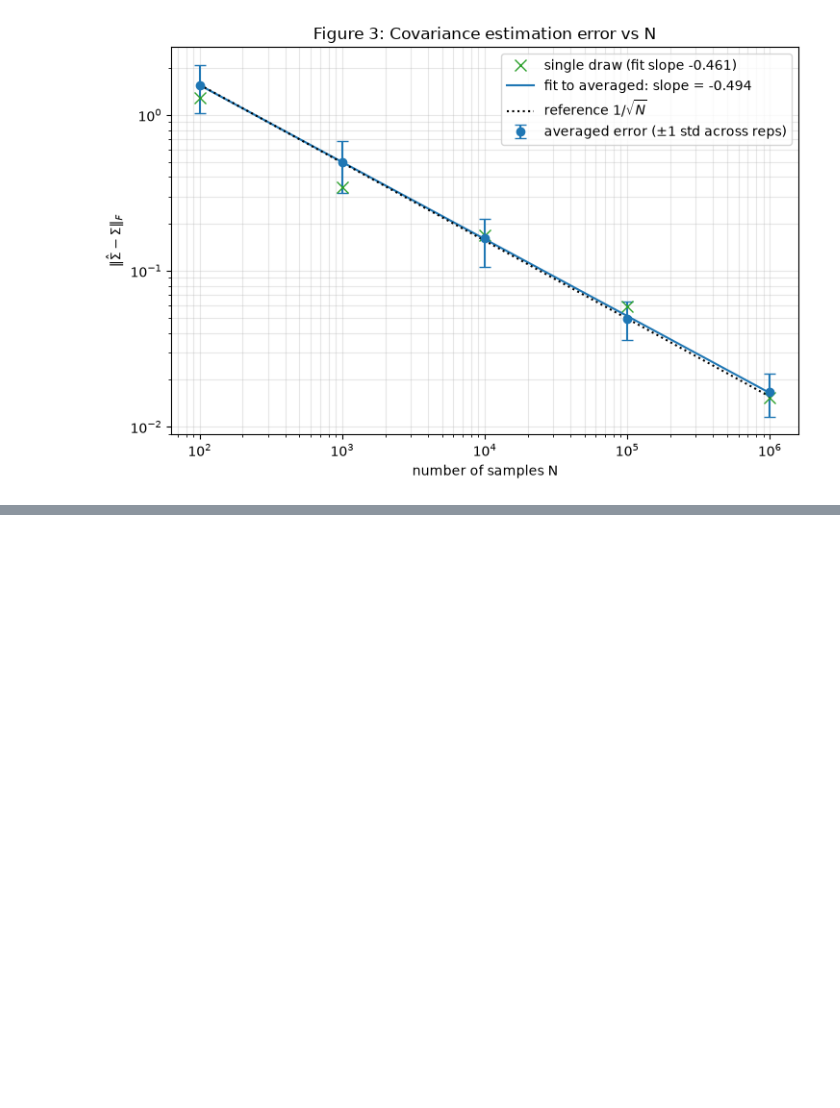
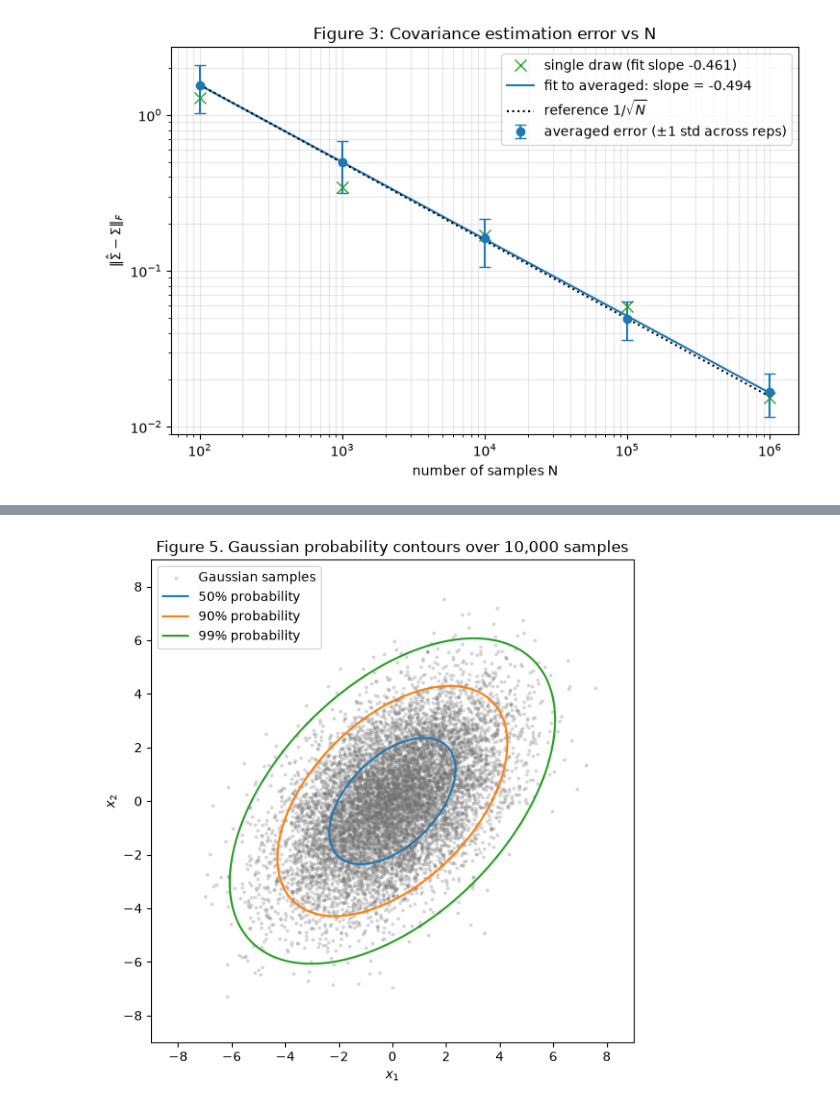
Before and after one commit to ludypalacios/mini-projects, a Jupyter notebook: Mini-Project-3/mp3.ipynb, the cells around one changed output, grey strips where cells are left out. Cells and saved outputs as stored; diff of their text form; code cells hidden in the pictures; blank space fills up the shorter version.

```diff
--- a/Mini-Project-3/mp3.ipynb
+++ b/Mini-Project-3/mp3.ipynb
@@ -469,9 +531,12 @@ A $d \times d$ covariance matrix has $d(d+1)/2$ free parameters (the diagonal pl
 # %%
-p = lambda d: d * (d + 1) // 2
+def covariance_parameters(d):
+    return d * (d + 1) // 2
+
 N_ref = 10**4
-N_100 = N_ref * p(100) / p(4)
-print(f"Free parameters: d = 4 -> {p(4)},  d = 100 -> {p(100)}")
-print(f"Relative accuracy at N = 10^4, d = 4: "
+p4, p100 = covariance_parameters(4), covariance_parameters(100)
+N_100 = N_ref * (p100 / p4)**(-0.5 / slope_avg)
+print(f"Free parameters: d = 4 -> {p4}, d = 100 -> {p100}")
+print(f"Relative Frobenius error at N = {N_ref:,}, d = 4: "
       f"{avg_err[Ns == N_ref][0] / np.linalg.norm(Sigma3, 'fro'):.4f}")
-print(f"Samples for the same accuracy at d = 100: about {N_ref} x {p(100)}/{p(4)} = {N_100:.2e}")
+print(f"Sample count extrapolated using measured slope {slope_avg:.4f}: {N_100:.2e}")
 # %% [output]
@@ -488,0 +741,21 @@ Total runtime: 21.1 s
+# %%
+def draw_gaussian_contours(ax, covariance, samples, show_legend=True):
+    values, vectors = np.linalg.eigh(covariance)
+    angles = np.linspace(0, 2 * np.pi, 361)
+    unit_circle = np.vstack([np.cos(angles), np.sin(angles)])
+    ax.scatter(*samples.T, s=4, alpha=0.20, color="0.45", label="Gaussian samples")
+    for p, q, color in zip(probabilities, q_levels, ("C0", "C1", "C2")):
+        ellipse = vectors @ (np.sqrt(q * values)[:, None] * unit_circle)
+        ax.plot(*ellipse, color=color, lw=1.6, label=f"{p:.0%} probability")
+    ax.set(xlabel=r"$x_1$", ylabel=r"$x_2$", xlim=(-9, 9), ylim=(-9, 9))
+    ax.set_aspect("equal")
+    if show_legend:
+        ax.legend(loc="upper left")
+
+fig, ax = plt.subplots(figsize=(6.6, 6.2))
+draw_gaussian_contours(ax, Sigma2, X5)
+ax.set_title("Figure 5. Gaussian probability contours over 10,000 samples")
+fig.tight_layout()
+plt.show()
+# %% [output]
+[figure, added]
```
Also changed, not shown: parts of 37 cells of this notebook, 1 other file.
